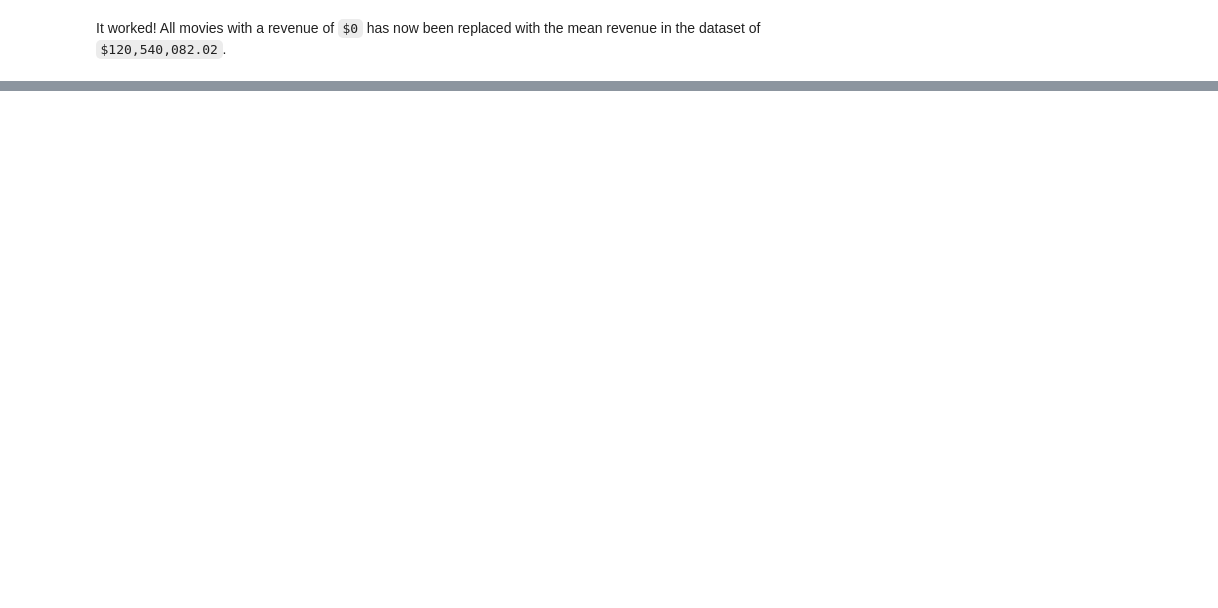
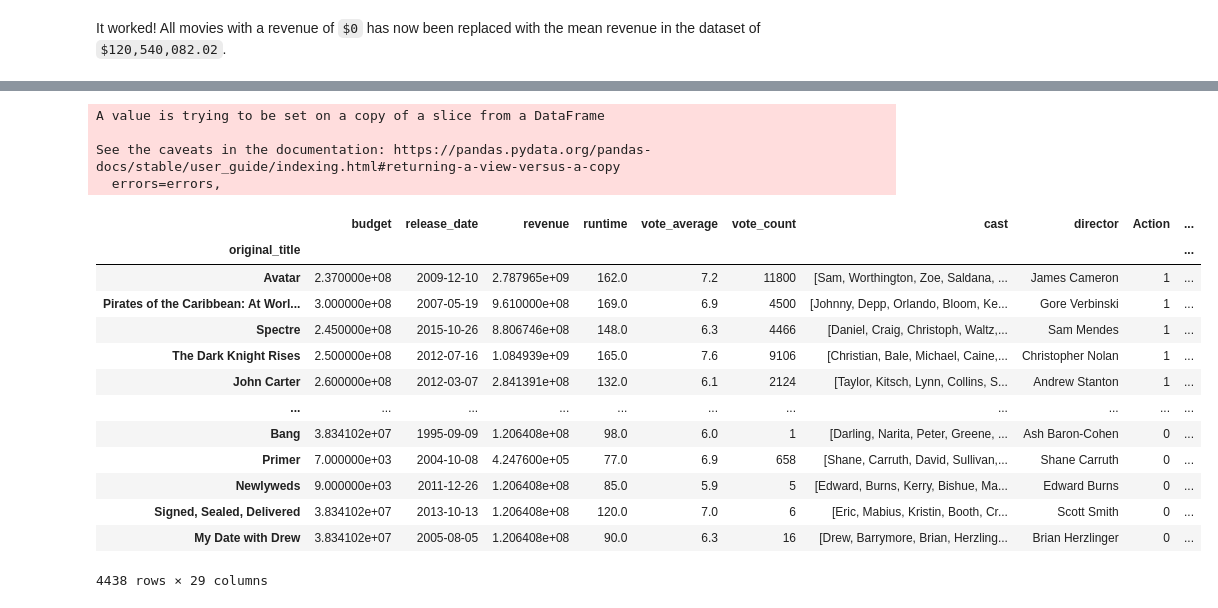
Before and after one commit to mike-laccavole/movie-recommendation-engine, a Jupyter notebook: notebooks/Movies.ipynb, the cells around one changed output, grey strips where cells are left out. Drawn from its saved outputs; the diff is of its cells as text; code cells hidden in the pictures; blank space fills up the shorter version.

Commit message:
Final cleaning, save cleaned csv to datasets folder

```diff
--- a/notebooks/Movies.ipynb
+++ b/notebooks/Movies.ipynb
@@ -1145,0 +1079,31 @@ Manny P\u00e9rez
+# %%
+# Create an empty list
+cleaned_names = []
+
+# Loop through all values in the 'cast' column
+for i in movies['cast']:
+
+    # Create an empty list for each movie in the loop
+    cast = []
+
+    # Turn the string into a list of names, splitting on the spaces
+    cell = i.split(' ')
+
+    # Loop through each name in the variable 'cell'
+    for name in cell:
+
+        # Create an empty string object
+        cleaned_name = ''
+
+        # Add each character to 'cleaned_name' if it is, in fact, a letter
+        for letter in name:
+            if letter.isalpha() == True: cleaned_name += letter
+
+        # Add the cleaned name to 'cast'
+        cast.append(cleaned_name)
+
+    # Add the new cleaned cell to the 'cleaned_names' list
+    cleaned_names.append(cast)
+
+# Check work
+cleaned_names
@@ -1146,3 +1128,6 @@ Manny P\u00e9rez
+# %%
+# Replace old cast column with new move
+movies['cast'] = cleaned_names
 # %% [markdown]
 ### **Budget**
 # %%
@@ -1239,0 +1329,3 @@ It worked! All movies with a revenue of `$0` has now been replaced with the mean
+# %%
+# Drop nulls from movie dataset
+movies = movies[movies['director'].isna() == False]
@@ -1239,0 +1350,24 @@ It worked! All movies with a revenue of `$0` has now been replaced with the mean
+# %%
+movies.drop(columns = ['crew'], inplace = True)
+# %% [output]
+A value is trying to be set on a copy of a slice from a DataFrame
+
+See the caveats in the documentation: https://pandas.pydata.org/pandas-docs/stable/user_guide/indexing.html#returning-a-view-versus-a-copy
+  errors=errors,
+# %%
+movies
+# %% [output]
+|  | budget | release_date | revenue | runtime | vote_average | vote_count | cast | director | Action | ... |
+| original_title |  |  |  |  |  |  |  |  |  | ... |
+| Avatar | 2.370000e+08 | 2009-12-10 | 2.787965e+09 | 162.0 | 7.2 | 11800 | [Sam, Worthington, Zoe, Saldana, ... | James Cameron | 1 | ... |
+| Pirates of the Caribbean: At Worl... | 3.000000e+08 | 2007-05-19 | 9.610000e+08 | 169.0 | 6.9 | 4500 | [Johnny, Depp, Orlando, Bloom, Ke... | Gore Verbinski | 1 | ... |
+| Spectre | 2.450000e+08 | 2015-10-26 | 8.806746e+08 | 148.0 | 6.3 | 4466 | [Daniel, Craig, Christoph, Waltz,... | Sam Mendes | 1 | ... |
+| The Dark Knight Rises | 2.500000e+08 | 2012-07-16 | 1.084939e+09 | 165.0 | 7.6 | 9106 | [Christian, Bale, Michael, Caine,... | Christopher Nolan | 1 | ... |
+| John Carter | 2.600000e+08 | 2012-03-07 | 2.841391e+08 | 132.0 | 6.1 | 2124 | [Taylor, Kitsch, Lynn, Collins, S... | Andrew Stanton | 1 | ... |
+| ... | ... | ... | ... | ... | ... | ... | ... | ... | ... | ... |
+| Bang | 3.834102e+07 | 1995-09-09 | 1.206408e+08 | 98.0 | 6.0 | 1 | [Darling, Narita, Peter, Greene, ... | Ash Baron-Cohen | 0 | ... |
+| Primer | 7.000000e+03 | 2004-10-08 | 4.247600e+05 | 77.0 | 6.9 | 658 | [Shane, Carruth, David, Sullivan,... | Shane Carruth | 0 | ... |
+| Newlyweds | 9.000000e+03 | 2011-12-26 | 1.206408e+08 | 85.0 | 5.9 | 5 | [Edward, Burns, Kerry, Bishue, Ma... | Edward Burns | 0 | ... |
+| Signed, Sealed, Delivered | 3.834102e+07 | 2013-10-13 | 1.206408e+08 | 120.0 | 7.0 | 6 | [Eric, Mabius, Kristin, Booth, Cr... | Scott Smith | 0 | ... |
+| My Date with Drew | 3.834102e+07 | 2005-08-05 | 1.206408e+08 | 90.0 | 6.3 | 16 | [Drew, Barrymore, Brian, Herzling... | Brian Herzlinger | 0 | ... |
+4438 rows × 29 columns
```
Also changed, not shown: parts of 25 cells of this notebook, 1 other file.
